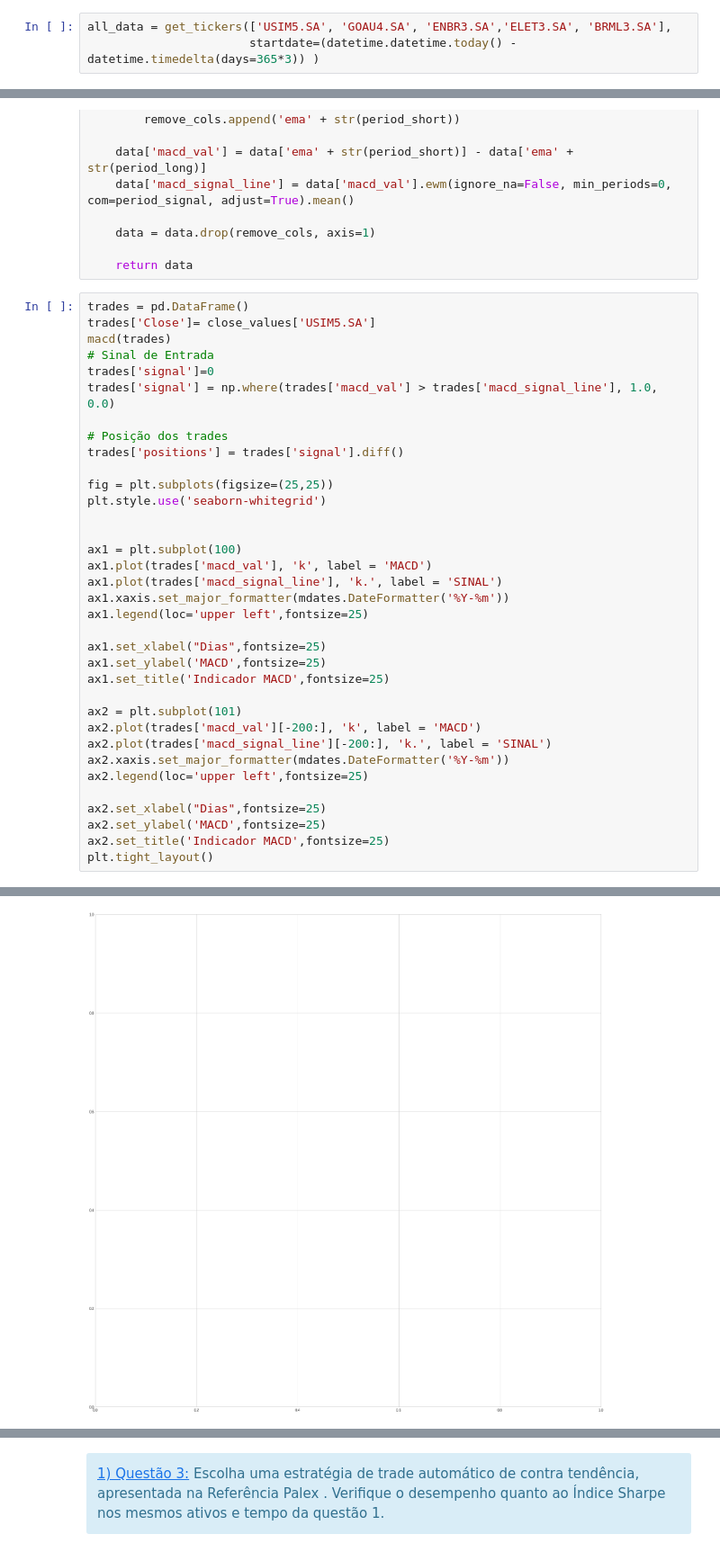
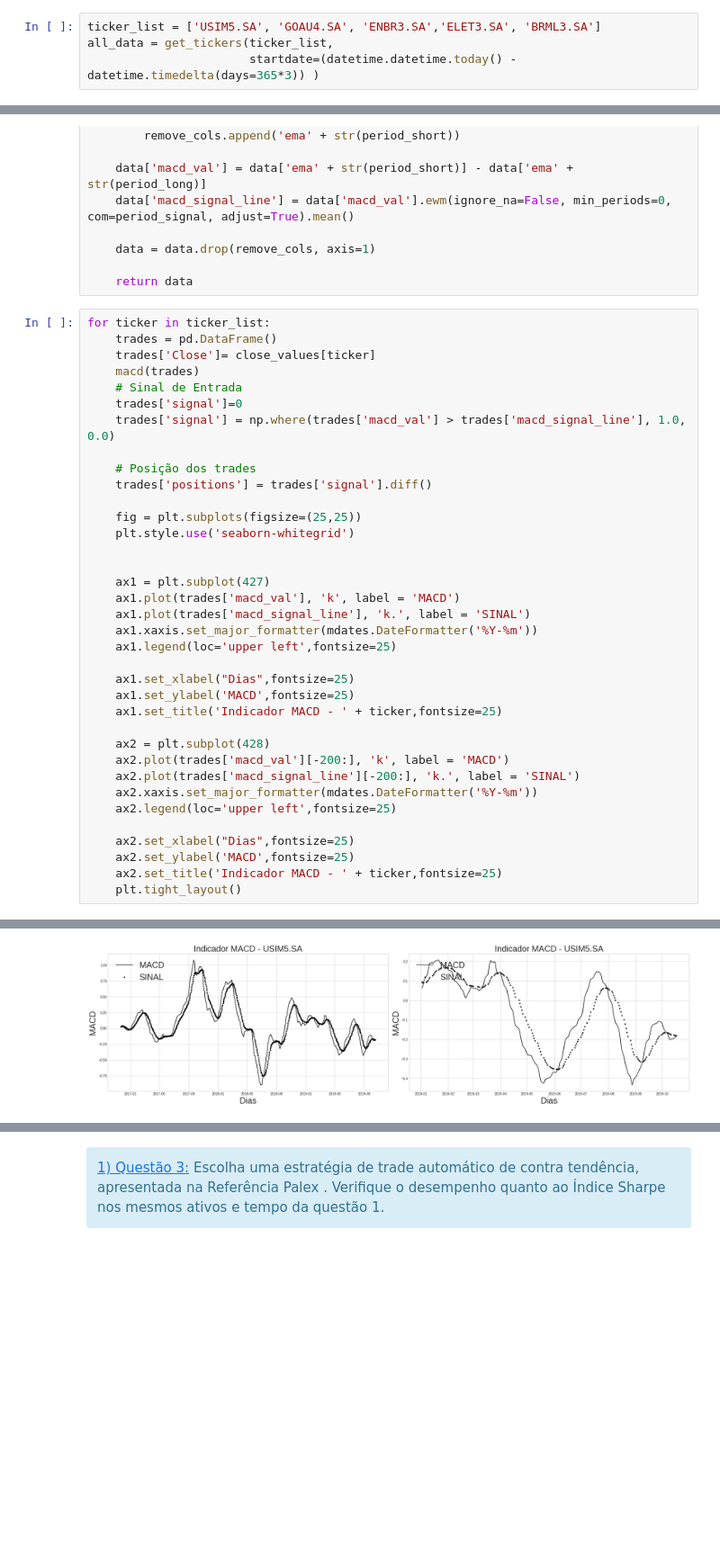
Before and after one commit to MepaTrading/psf-project-2, a Jupyter notebook: Segunda_2BAtividade_2BPr_C3_A1tica_2BAvaliativa.ipynb, the cells around one changed output, grey strips where cells are left out. Shown: that part at 90% size. Saved outputs shown, nothing was run; the diff lists cells and outputs as text; blank space fills up the shorter version.

Commit message:
Get macd of all 5 tickers

```diff
--- a/Segunda_2BAtividade_2BPr_C3_A1tica_2BAvaliativa.ipynb
+++ b/Segunda_2BAtividade_2BPr_C3_A1tica_2BAvaliativa.ipynb
@@ -37,7 +37,8 @@
 from utils import *
 import matplotlib.dates as mdates
 # %%
-all_data = get_tickers(['USIM5.SA', 'GOAU4.SA', 'ENBR3.SA','ELET3.SA', 'BRML3.SA'],
+ticker_list = ['USIM5.SA', 'GOAU4.SA', 'ENBR3.SA','ELET3.SA', 'BRML3.SA']
+all_data = get_tickers(ticker_list,
                        startdate=(datetime.datetime.today() - datetime.timedelta(days=365*3)) )
 # %% [output]
 [*********************100%***********************]  1 of 1 downloaded
@@ -78,38 +79,39 @@ def macd(data, period_long=26, period_short=12, period_signal=9, column='Close')
 
     return data
 # %%
-trades = pd.DataFrame()
-trades['Close']= close_values['USIM5.SA']
-macd(trades)
-# Sinal de Entrada
-trades['signal']=0
-trades['signal'] = np.where(trades['macd_val'] > trades['macd_signal_line'], 1.0, 0.0)
+for ticker in ticker_list:
+    trades = pd.DataFrame()
+    trades['Close']= close_values[ticker]
+    macd(trades)
+    # Sinal de Entrada
+    trades['signal']=0
+    trades['signal'] = np.where(trades['macd_val'] > trades['macd_signal_line'], 1.0, 0.0)
 
-# Posição dos trades
-trades['positions'] = trades['signal'].diff()
+    # Posição dos trades
+    trades['positions'] = trades['signal'].diff()
 
-fig = plt.subplots(figsize=(25,25))
-plt.style.use('seaborn-whitegrid')
+    fig = plt.subplots(figsize=(25,25))
+    plt.style.use('seaborn-whitegrid')
 
 
-ax1 = plt.subplot(100)
-ax1.plot(trades['macd_val'], 'k', label = 'MACD')
-ax1.plot(trades['macd_signal_line'], 'k.', label = 'SINAL')
-ax1.xaxis.set_major_formatter(mdates.DateFormatter('%Y-%m'))
-ax1.legend(loc='upper left',fontsize=25)
+    ax1 = plt.subplot(427)
+    ax1.plot(trades['macd_val'], 'k', label = 'MACD')
+    ax1.plot(trades['macd_signal_line'], 'k.', label = 'SINAL')
+    ax1.xaxis.set_major_formatter(mdates.DateFormatter('%Y-%m'))
+    ax1.legend(loc='upper left',fontsize=25)
 
-ax1.set_xlabel("Dias",fontsize=25)
-ax1.set_ylabel('MACD',fontsize=25)
-ax1.set_title('Indicador MACD',fontsize=25)
+    ax1.set_xlabel("Dias",fontsize=25)
+    ax1.set_ylabel('MACD',fontsize=25)
+    ax1.set_title('Indicador MACD - ' + ticker,fontsize=25)
 
-ax2 = plt.subplot(101)
-ax2.plot(trades['macd_val'][-200:], 'k', label = 'MACD')
-ax2.plot(trades['macd_signal_line'][-200:], 'k.', label = 'SINAL')
-ax2.xaxis.set_major_formatter(mdates.DateFormatter('%Y-%m'))
-ax2.legend(loc='upper left',fontsize=25)
+    ax2 = plt.subplot(428)
+    ax2.plot(trades['macd_val'][-200:], 'k', label = 'MACD')
+    ax2.plot(trades['macd_signal_line'][-200:], 'k.', label = 'SINAL')
+    ax2.xaxis.set_major_formatter(mdates.DateFormatter('%Y-%m'))
+    ax2.legend(loc='upper left',fontsize=25)
 
-ax2.set_xlabel("Dias",fontsize=25)
-ax2.set_ylabel('MACD',fontsize=25)
-ax2.set_title('Indicador MACD',fontsize=25)
-plt.tight_layout()
+    ax2.set_xlabel("Dias",fontsize=25)
+    ax2.set_ylabel('MACD',fontsize=25)
+    ax2.set_title('Indicador MACD - ' + ticker,fontsize=25)
+    plt.tight_layout()
 # %% [output]
@@ -117 +135 @@ ValueError: num must be 1 <= num <= 0, not 0
-[figure, old version]
+[figure, new version]
```
Also changed, not shown: parts of 1 cell of this notebook.
